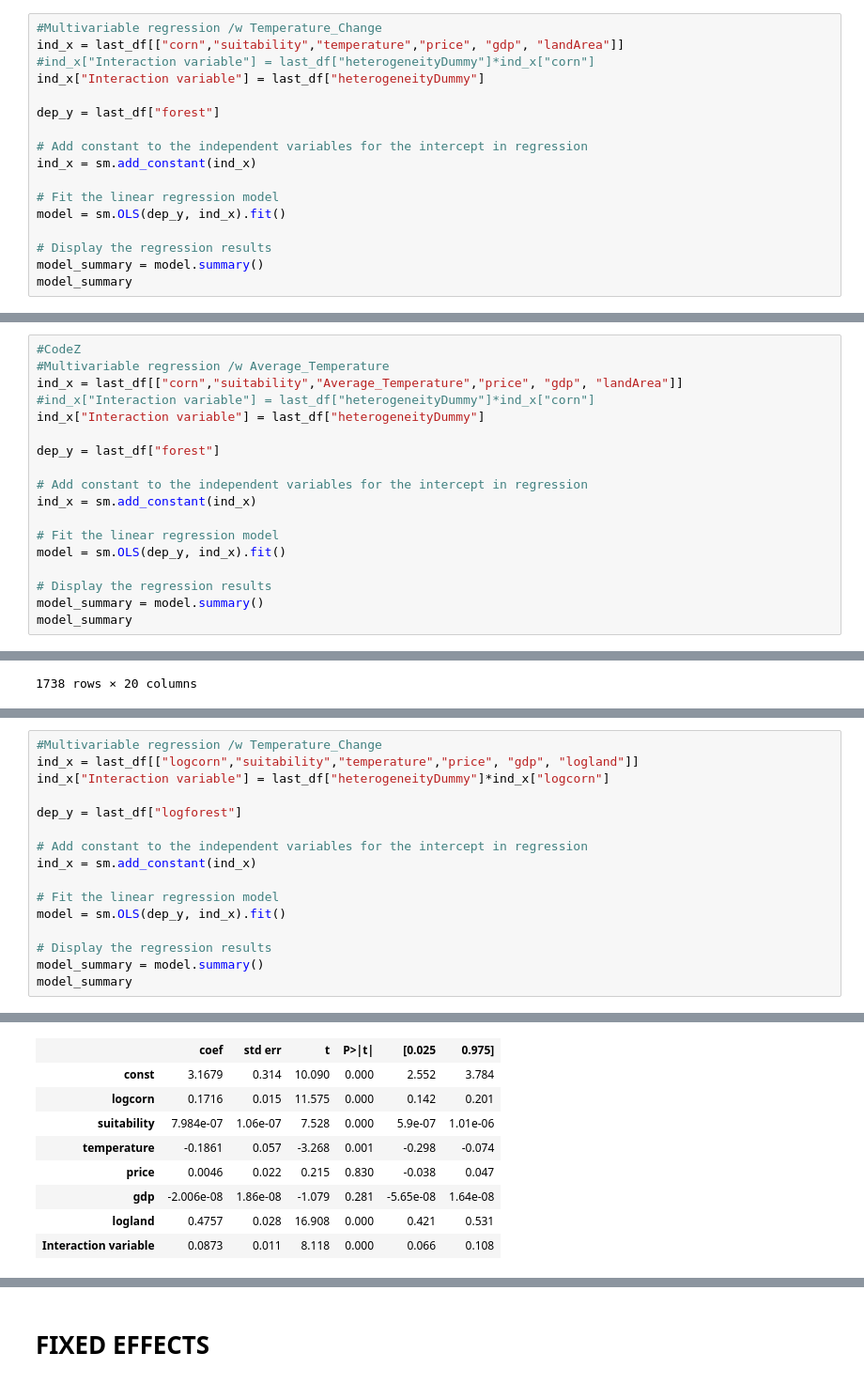
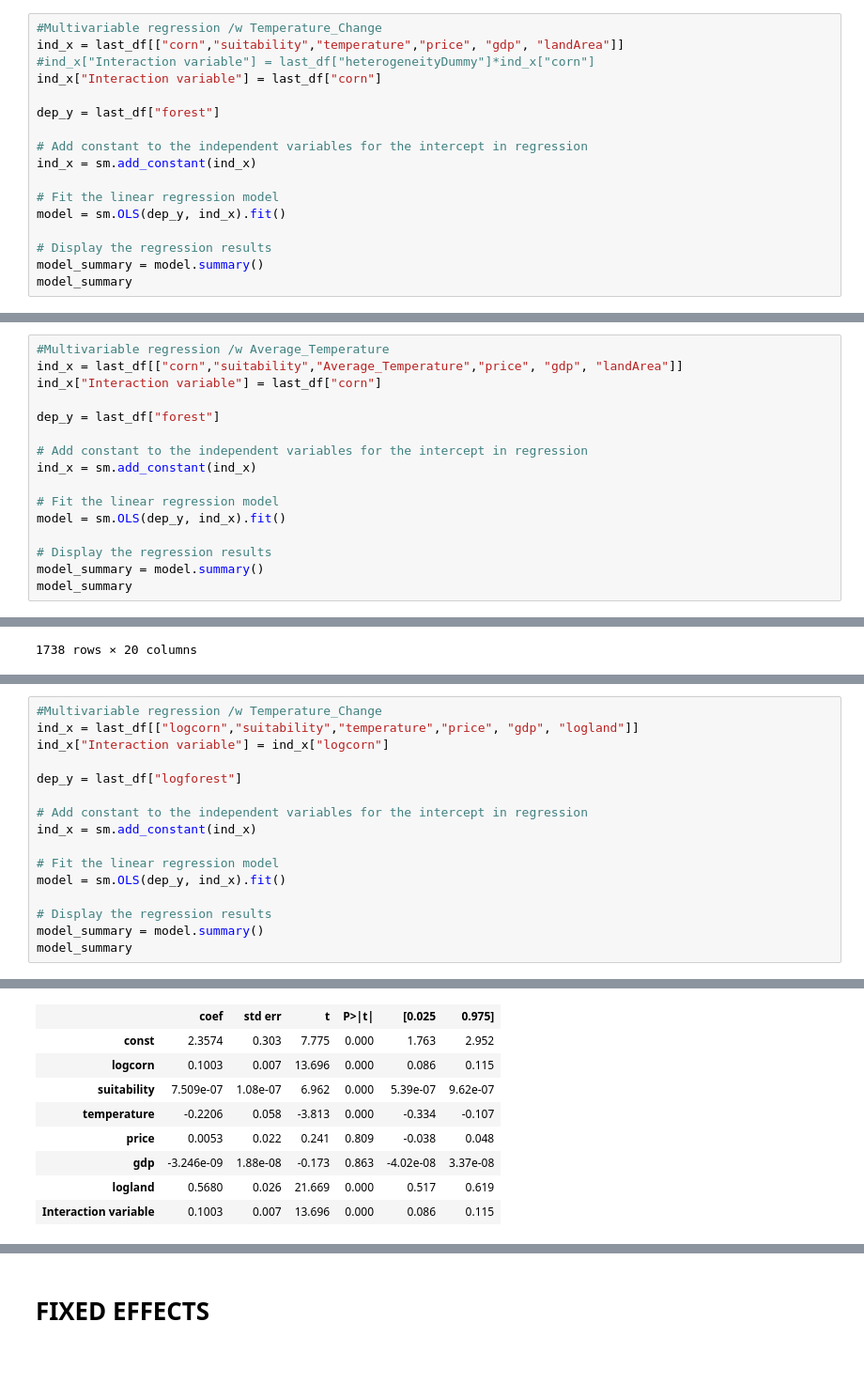
Before and after one commit to ZeliaDec/DataScience, a Jupyter notebook: EDA_Notebook.ipynb, the cells around one changed output, grey strips where cells are left out. Shown at 94% size. Saved outputs shown, nothing was run; the diff lists cells and outputs as text.

```diff
--- a/EDA_Notebook.ipynb
+++ b/EDA_Notebook.ipynb
@@ -377,7 +372,7 @@ Where:
 #Multivariable regression /w Temperature_Change
 ind_x = last_df[["corn","suitability","temperature","price", "gdp", "landArea"]]
 #ind_x["Interaction variable"] = last_df["heterogeneityDummy"]*ind_x["corn"]
-ind_x["Interaction variable"] = last_df["heterogeneityDummy"]
+ind_x["Interaction variable"] = last_df["corn"]
 
 dep_y = last_df["forest"]
 
@@ -425,9 +420,7 @@ strong multicollinearity or other numerical problems.
 # %%
-#CodeZ
 #Multivariable regression /w Average_Temperature
 ind_x = last_df[["corn","suitability","Average_Temperature","price", "gdp", "landArea"]]
-#ind_x["Interaction variable"] = last_df["heterogeneityDummy"]*ind_x["corn"]
-ind_x["Interaction variable"] = last_df["heterogeneityDummy"]
+ind_x["Interaction variable"] = last_df["corn"]
 
 dep_y = last_df["forest"]
 
@@ -594,7 +560,7 @@ Notes:
 # %%
 #Multivariable regression /w Temperature_Change
 ind_x = last_df[["logcorn","suitability","temperature","price", "gdp", "logland"]]
-ind_x["Interaction variable"] = last_df["heterogeneityDummy"]*ind_x["logcorn"]
+ind_x["Interaction variable"] = ind_x["logcorn"]
 
 dep_y = last_df["logforest"]
 
@@ -624,10 +590,10 @@ OLS Regression Results
 | Covariance Type: | nonrobust |  |  |
 |  | coef | std err | t | P>|t| | [0.025 | 0.975] |
-| const | 3.1679 | 0.314 | 10.090 | 0.000 | 2.552 | 3.784 |
-| logcorn | 0.1716 | 0.015 | 11.575 | 0.000 | 0.142 | 0.201 |
-| suitability | 7.984e-07 | 1.06e-07 | 7.528 | 0.000 | 5.9e-07 | 1.01e-06 |
-| temperature | -0.1861 | 0.057 | -3.268 | 0.001 | -0.298 | -0.074 |
-| price | 0.0046 | 0.022 | 0.215 | 0.830 | -0.038 | 0.047 |
-| gdp | -2.006e-08 | 1.86e-08 | -1.079 | 0.281 | -5.65e-08 | 1.64e-08 |
-| logland | 0.4757 | 0.028 | 16.908 | 0.000 | 0.421 | 0.531 |
-| Interaction variable | 0.0873 | 0.011 | 8.118 | 0.000 | 0.066 | 0.108 |
+| const | 2.3574 | 0.303 | 7.775 | 0.000 | 1.763 | 2.952 |
+| logcorn | 0.1003 | 0.007 | 13.696 | 0.000 | 0.086 | 0.115 |
+| suitability | 7.509e-07 | 1.08e-07 | 6.962 | 0.000 | 5.39e-07 | 9.62e-07 |
+| temperature | -0.2206 | 0.058 | -3.813 | 0.000 | -0.334 | -0.107 |
+| price | 0.0053 | 0.022 | 0.241 | 0.809 | -0.038 | 0.048 |
+| gdp | -3.246e-09 | 1.88e-08 | -0.173 | 0.863 | -4.02e-08 | 3.37e-08 |
+| logland | 0.5680 | 0.026 | 21.669 | 0.000 | 0.517 | 0.619 |
+| Interaction variable | 0.1003 | 0.007 | 13.696 | 0.000 | 0.086 | 0.115 |
```
Also changed, not shown: parts of 59 cells of this notebook, 2 other files.
